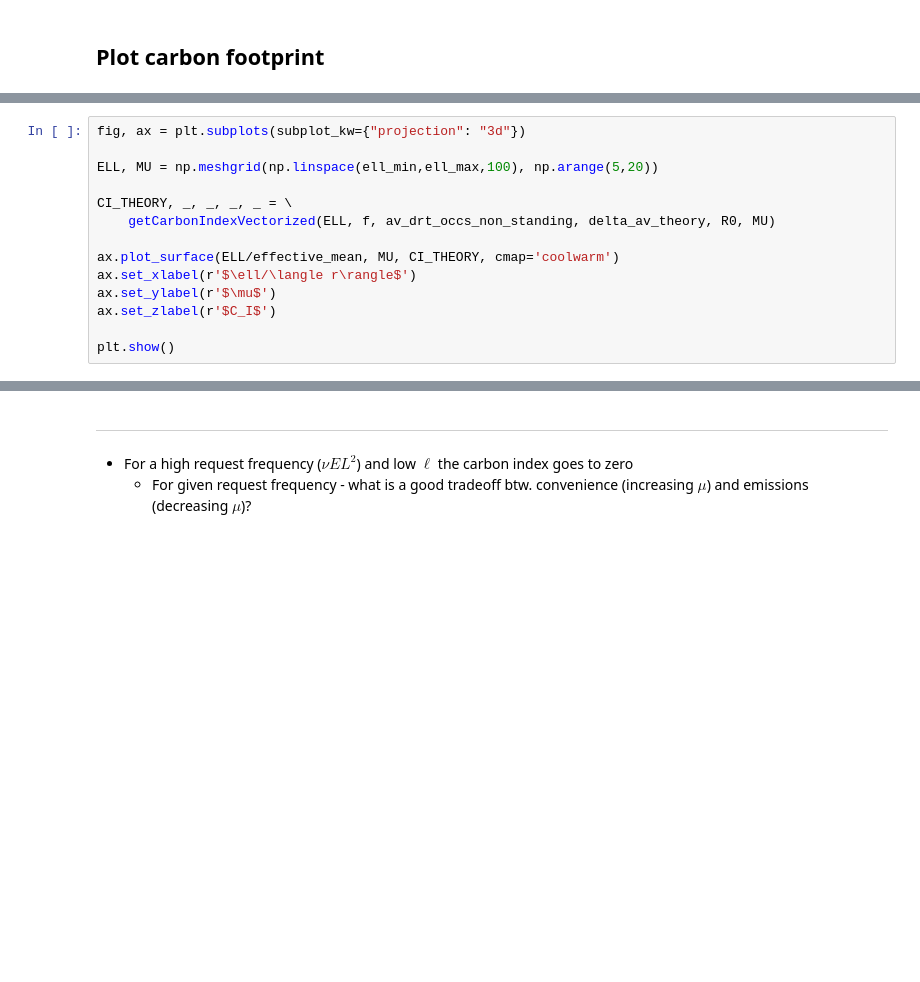
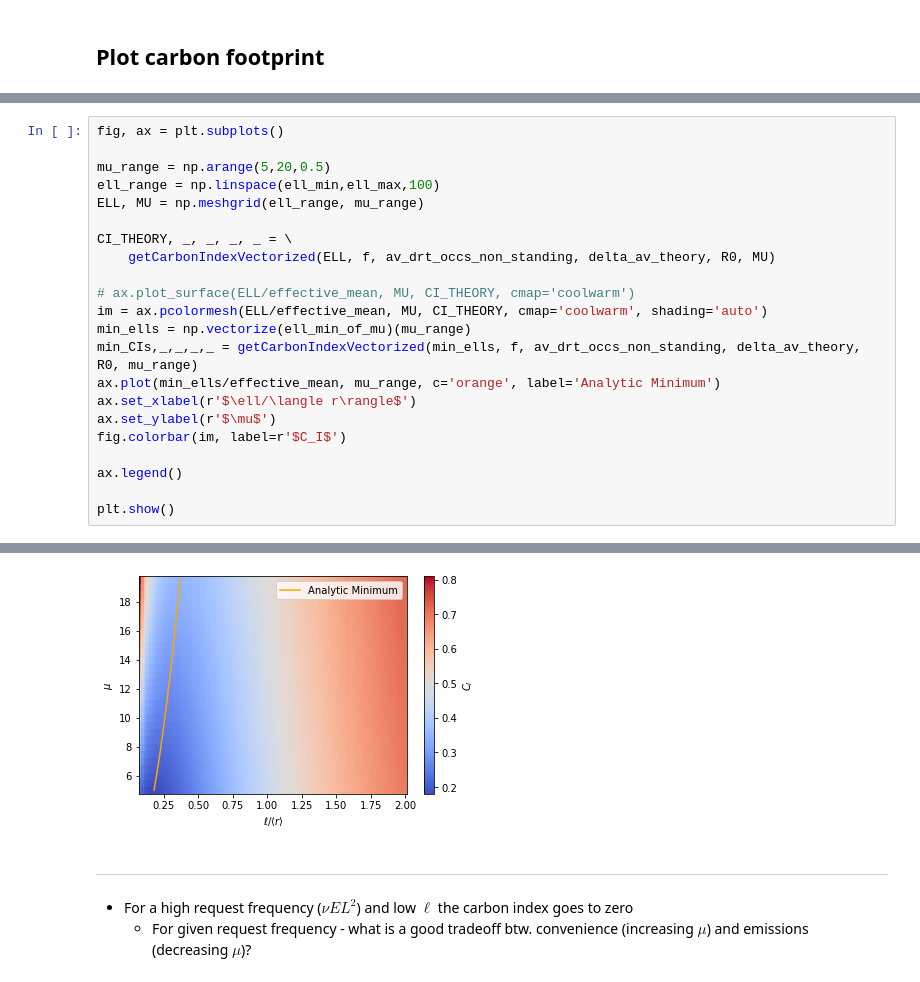
Before and after one commit to poss-group/bimodal_ridepooling, a Jupyter notebook: CarbonFootprintTheoryCalc.ipynb, the cells around one changed output, grey strips where cells are left out. Saved outputs shown, nothing was run; the diff lists cells and outputs as text; blank space fills up the shorter version.

```diff
--- a/CarbonFootprintTheoryCalc.ipynb
+++ b/CarbonFootprintTheoryCalc.ipynb
@@ -155,15 +248,23 @@ plt.show()
 # %%
-fig, ax = plt.subplots(subplot_kw={"projection": "3d"})
+fig, ax = plt.subplots()
 
-ELL, MU = np.meshgrid(np.linspace(ell_min,ell_max,100), np.arange(5,20))
+mu_range = np.arange(5,20,0.5)
+ell_range = np.linspace(ell_min,ell_max,100)
+ELL, MU = np.meshgrid(ell_range, mu_range)
 
 CI_THEORY, _, _, _, _ = \
     getCarbonIndexVectorized(ELL, f, av_drt_occs_non_standing, delta_av_theory, R0, MU)
 
-ax.plot_surface(ELL/effective_mean, MU, CI_THEORY, cmap='coolwarm')
+# ax.plot_surface(ELL/effective_mean, MU, CI_THEORY, cmap='coolwarm')
+im = ax.pcolormesh(ELL/effective_mean, MU, CI_THEORY, cmap='coolwarm', shading='auto')
+min_ells = np.vectorize(ell_min_of_mu)(mu_range)
+min_CIs,_,_,_,_ = getCarbonIndexVectorized(min_ells, f, av_drt_occs_non_standing, delta_av_theory, R0, mu_range)
+ax.plot(min_ells/effective_mean, mu_range, c='orange', label='Analytic Minimum')
 ax.set_xlabel(r'$\ell/\langle r\rangle$')
 ax.set_ylabel(r'$\mu$')
-ax.set_zlabel(r'$C_I$')
+fig.colorbar(im, label=r'$C_I$')
+
+ax.legend()
 
 plt.show()
 # %% [output]
@@ -172,3 +271,4 @@ plt.show()
+[figure, added]
 # %% [markdown]
 ---
 - For a high request frequency ($\nu E L^2$) and low $\ell$ the carbon index goes to zero
```
Also changed, not shown: parts of 11 cells of this notebook.
